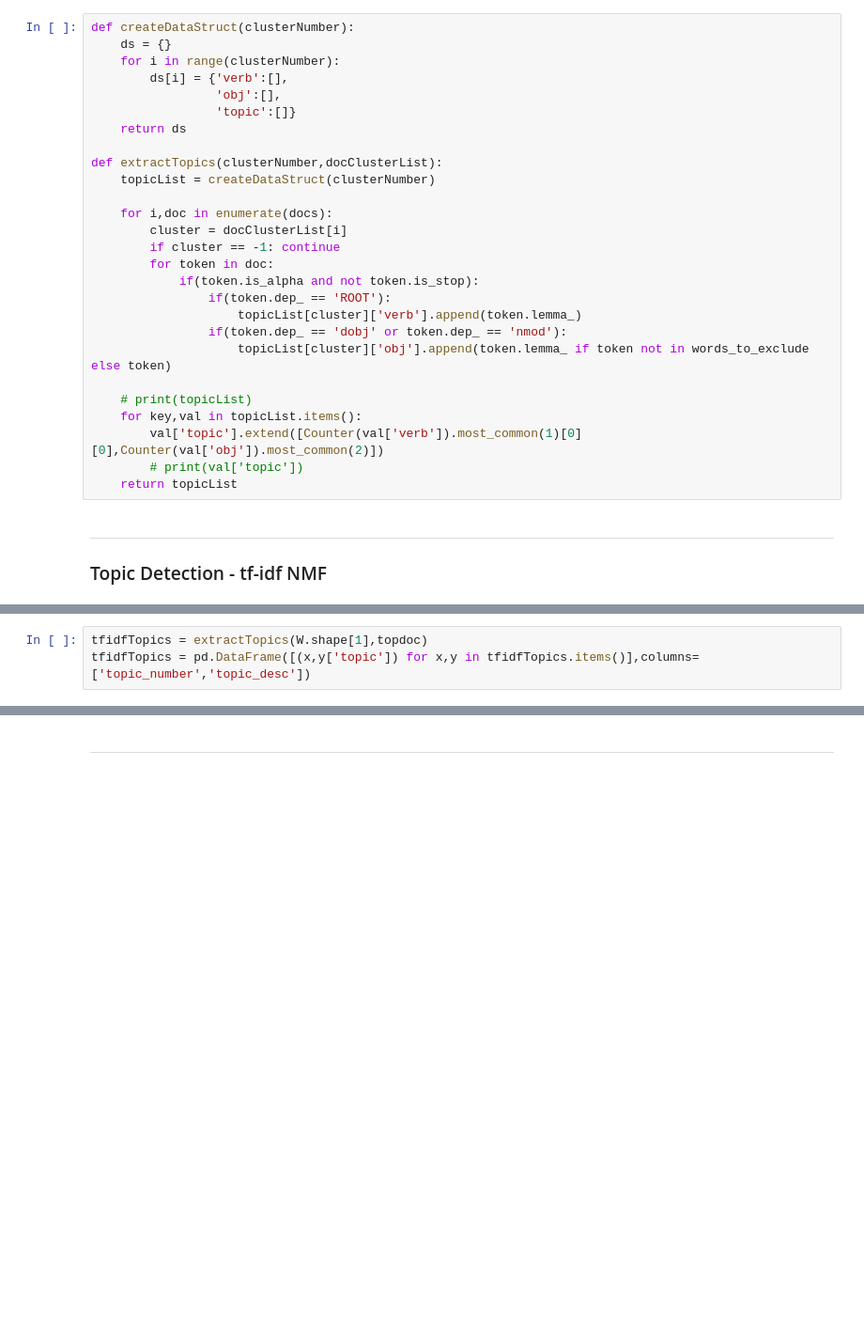
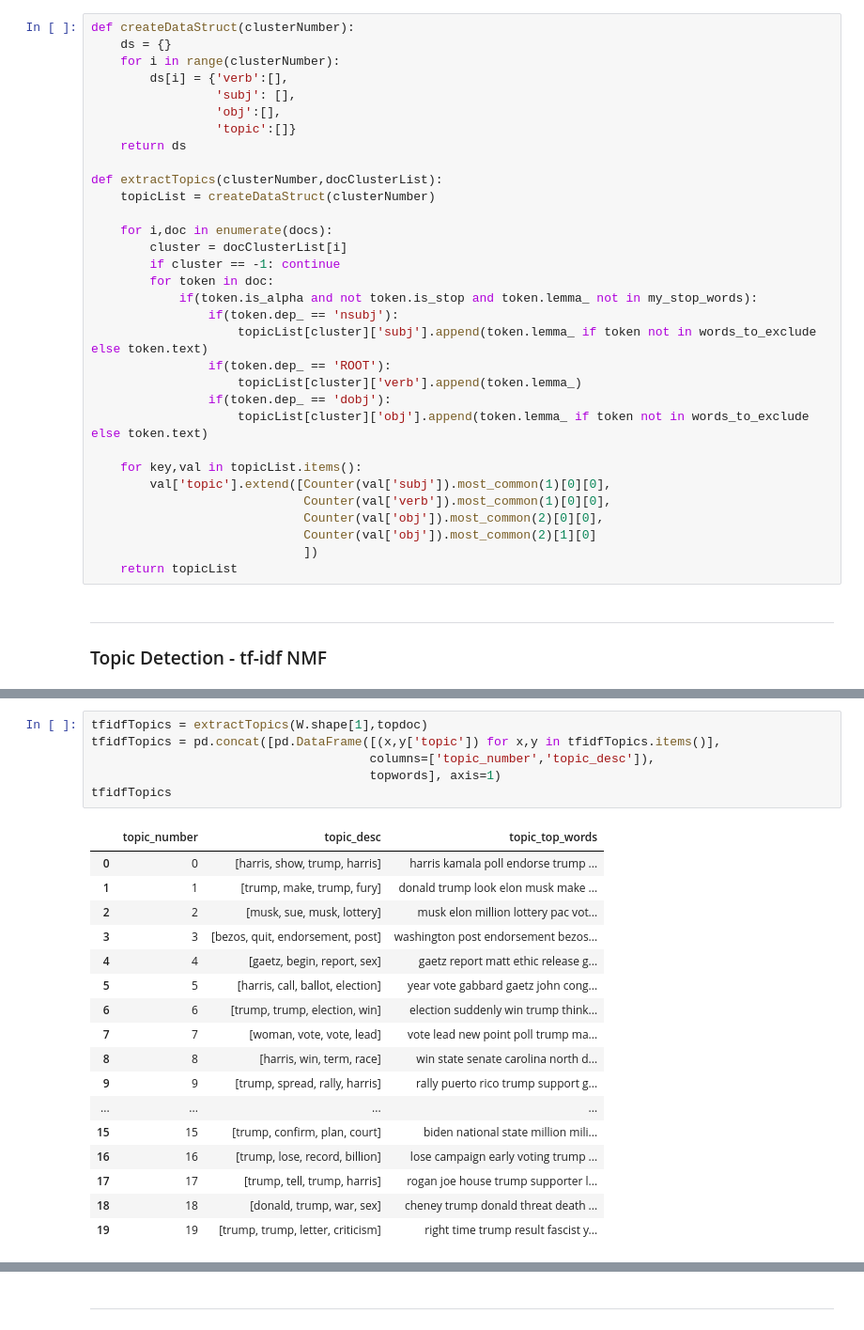
Before and after one commit to wiIliu/CSI4810_project2_redditPostTopicDetection, a Jupyter notebook: CSI4810_project2.ipynb, the cells around one changed output, grey strips where cells are left out. Shown at 94% size. Cells and saved outputs as stored; diff of their text form; blank space fills up the shorter version.

```diff
--- a/CSI4810_project2.ipynb
+++ b/CSI4810_project2.ipynb
@@ -245,6 +161,7 @@ def createDataStruct(clusterNumber):
     ds = {}
     for i in range(clusterNumber):
         ds[i] = {'verb':[],
+                 'subj': [],
                  'obj':[],
                  'topic':[]}
     return ds
@@ -256,16 +173,20 @@ def extractTopics(clusterNumber,docClusterList):
         cluster = docClusterList[i]
         if cluster == -1: continue
         for token in doc:
-            if(token.is_alpha and not token.is_stop):
+            if(token.is_alpha and not token.is_stop and token.lemma_ not in my_stop_words):
+                if(token.dep_ == 'nsubj'):
+                    topicList[cluster]['subj'].append(token.lemma_ if token not in words_to_exclude else token.text)
                 if(token.dep_ == 'ROOT'):
                     topicList[cluster]['verb'].append(token.lemma_)
-                if(token.dep_ == 'dobj' or token.dep_ == 'nmod'):
-                    topicList[cluster]['obj'].append(token.lemma_ if token not in words_to_exclude else token)
+                if(token.dep_ == 'dobj'):
+                    topicList[cluster]['obj'].append(token.lemma_ if token not in words_to_exclude else token.text)
 
-    # print(topicList)
     for key,val in topicList.items():
-        val['topic'].extend([Counter(val['verb']).most_common(1)[0][0],Counter(val['obj']).most_common(2)])
-        # print(val['topic'])
+        val['topic'].extend([Counter(val['subj']).most_common(1)[0][0],
+                             Counter(val['verb']).most_common(1)[0][0],
+                             Counter(val['obj']).most_common(2)[0][0],
+                             Counter(val['obj']).most_common(2)[1][0]
+                             ])
     return topicList
 # %% [markdown]
 ---
@@ -318,5 +235,26 @@ topwords
 # %%
 tfidfTopics = extractTopics(W.shape[1],topdoc)
-tfidfTopics = pd.DataFrame([(x,y['topic']) for x,y in tfidfTopics.items()],columns=['topic_number','topic_desc'])
+tfidfTopics = pd.concat([pd.DataFrame([(x,y['topic']) for x,y in tfidfTopics.items()],
+                                      columns=['topic_number','topic_desc']),
+                                      topwords], axis=1)
+tfidfTopics
+# %% [output]
+|  | topic_number | topic_desc | topic_top_words |
+| 0 | 0 | [harris, show, trump, harris] | harris kamala poll endorse trump ... |
+| 1 | 1 | [trump, make, trump, fury] | donald trump look elon musk make ... |
+| 2 | 2 | [musk, sue, musk, lottery] | musk elon million lottery pac vot... |
+| 3 | 3 | [bezos, quit, endorsement, post] | washington post endorsement bezos... |
+| 4 | 4 | [gaetz, begin, report, sex] | gaetz report matt ethic release g... |
+| 5 | 5 | [harris, call, ballot, election] | year vote gabbard gaetz john cong... |
+| 6 | 6 | [trump, trump, election, win] | election suddenly win trump think... |
+| 7 | 7 | [woman, vote, vote, lead] | vote lead new point poll trump ma... |
+| 8 | 8 | [harris, win, term, race] | win state senate carolina north d... |
+| 9 | 9 | [trump, spread, rally, harris] | rally puerto rico trump support g... |
+| ... | ... | ... | ... |
+| 15 | 15 | [trump, confirm, plan, court] | biden national state million mili... |
+| 16 | 16 | [trump, lose, record, billion] | lose campaign early voting trump ... |
+| 17 | 17 | [trump, tell, trump, harris] | rogan joe house trump supporter l... |
+| 18 | 18 | [donald, trump, war, sex] | cheney trump donald threat death ... |
+| 19 | 19 | [trump, trump, letter, criticism] | right time trump result fascist y... |
 # %%
 topicDocMatrix = pd.concat([pd.DataFrame(titles,columns=["title"]),pd.DataFrame(topdoc,columns=["topic_number"])],
```
Also changed, not shown: parts of 44 cells of this notebook, 1 other file.
